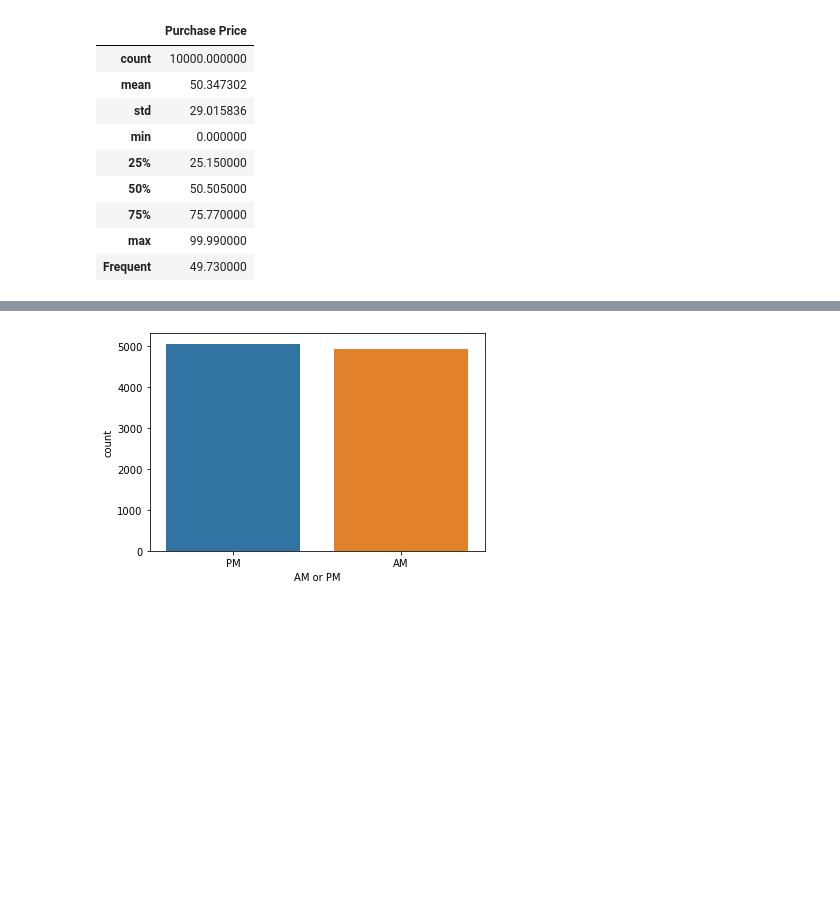
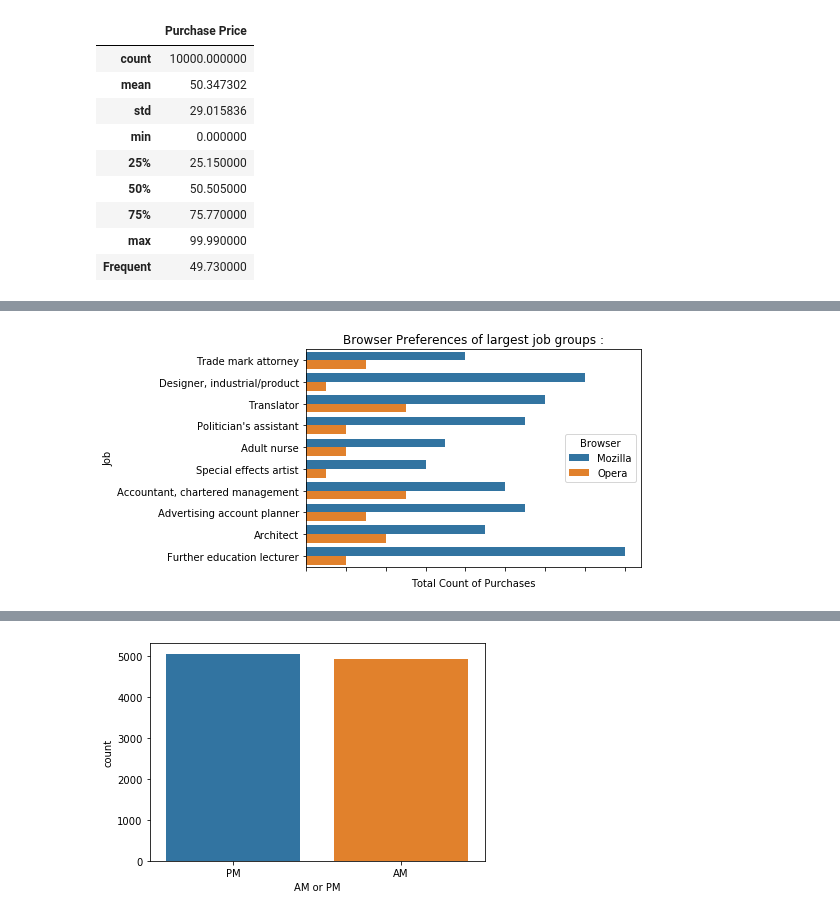
Before and after one commit to RajeshRamachander/ecom, a Jupyter notebook: ecom_eda.ipynb, the cells around one changed output, grey strips where cells are left out. Saved outputs shown, nothing was run; the diff lists cells and outputs as text; code cells hidden in the pictures; blank space fills up the shorter version.

```diff
--- a/ecom_eda.ipynb
+++ b/ecom_eda.ipynb
@@ -421,0 +532,8 @@ df = mean_imputed.get_data_frame()
+# %%
+plt.title(f"Browser Preferences of largest job groups :")
+ax = sns.barplot(x = "Purchase Price_y", y = "Job",hue="Browser" , orient = 'h', data = res2.merge(jobBrowser,on = 'Job' ,how = 'inner'))
+ax.set(ylabel="Job", xlabel = "Total Count of Purchases")
+ax.set_xticklabels(ax.get_xticklabels(), rotation=45, horizontalalignment='right')
+plt.show()
+# %% [output]
+[figure, added]
```
Also changed, not shown: parts of 26 cells of this notebook.
